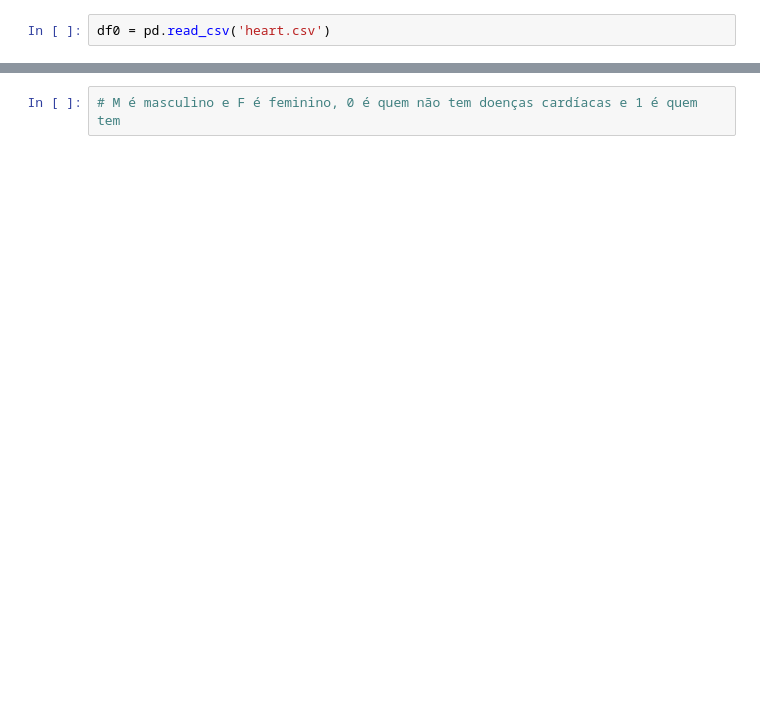
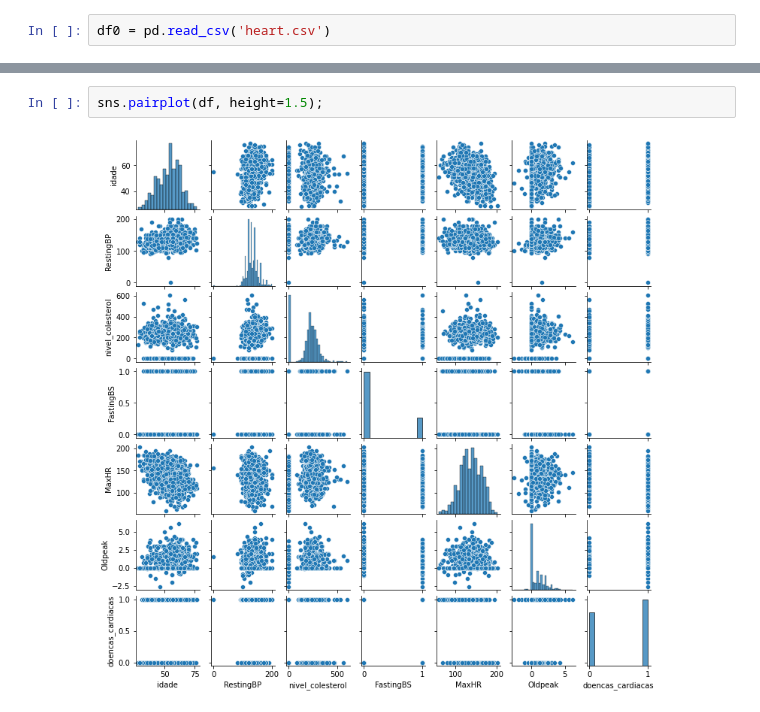
Before and after one commit to luanams/Projeto-2-cdados, a Jupyter notebook: PROJETO 2.ipynb, the cells around one changed output, grey strips where cells are left out. Saved outputs shown, nothing was run; the diff lists cells and outputs as text; blank space fills up the shorter version.

```diff
--- a/PROJETO 2.ipynb
+++ b/PROJETO 2.ipynb
@@ -36,2 +43,4 @@ df.head(10)
-# %%
-# M é masculino e F é feminino, 0 é quem não tem doenças cardíacas e 1 é quem tem
+# %%
+sns.pairplot(df, height=1.5);
+# %% [output]
+[figure, added]
```
Also changed, not shown: parts of 5 cells of this notebook.
